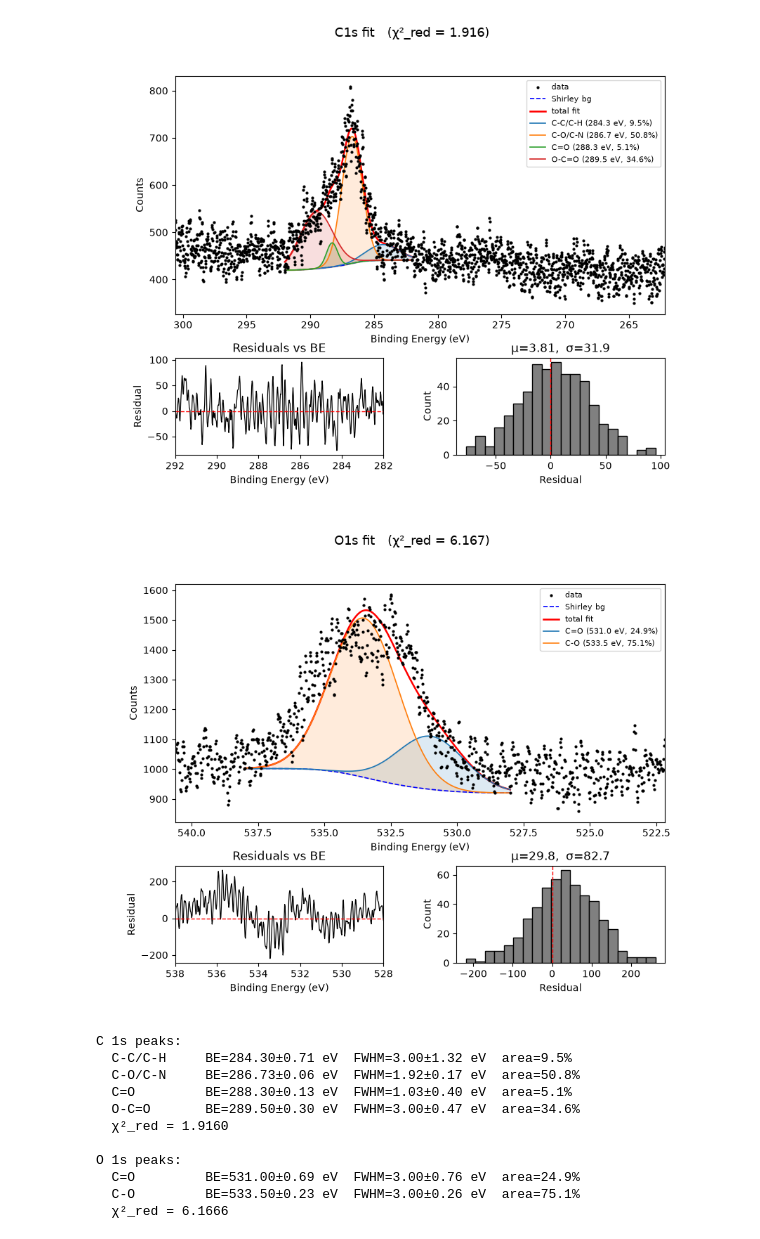
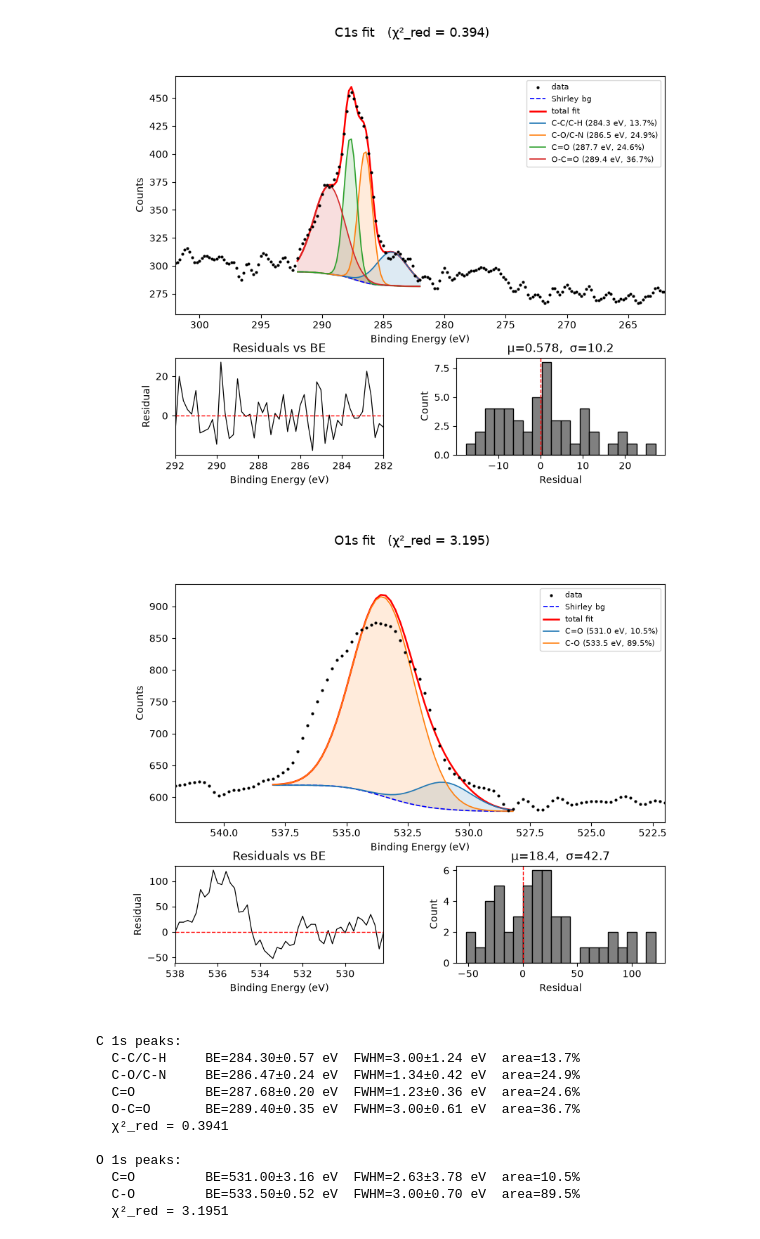
Before and after one commit to maddoc-g/XPS, a Jupyter notebook: data/2026-06-26/xps_curve_fitting_averaged.ipynb, the cells around one changed output. Cells and saved outputs as stored; diff of their text form; code cells hidden in the pictures.

```diff
--- a/data/2026-06-26/xps_curve_fitting_averaged.ipynb
+++ b/data/2026-06-26/xps_curve_fitting_averaged.ipynb
@@ -165,7 +166,7 @@ for kk, legend in enumerate(legends_smoothed_SG):
     for ax, label in zip(axes, panel_labels):
         s = spectra[kk][label]
         be  = s['BE_eV']
-        y = s['counts']
+        y = s['hits_counts']
         s['counts_smoothed'] = savgol_filter(y, window_length=window_length, polyorder=polyorder)
         y_smooth = s['counts_smoothed']
         err = s['error']
@@ -282,8 +283,8 @@ def fit_xps_region(s, be_range, label):
     # --- extract and sort window ------------------------------------
     mask = (s['BE_eV'] >= min(be_range)) & (s['BE_eV'] <= max(be_range))
     be  = s['BE_eV'][mask]
-    # y   = s['counts'][mask]
-    y = s['counts_smoothed'][mask]
+    y   = s['hits_counts'][mask]
+    # y = s['counts_smoothed'][mask]
 
     sort_idx = np.argsort(be)
     be, y = be[sort_idx], y[sort_idx]
@@ -373,8 +374,8 @@ def fit_xps_region_active(s, be_range, label):
     # --- extract and sort window ------------------------------------
     mask = (s['BE_eV'] >= min(be_range)) & (s['BE_eV'] <= max(be_range))
     be  = s['BE_eV'][mask]
-    # y   = s['counts'][mask]
-    y = s['counts_smoothed'][mask]
+    y   = s['hits_counts'][mask]
+    # y = s['counts_smoothed'][mask]
 
     sort_idx = np.argsort(be)
     be, y = be[sort_idx], y[sort_idx]
@@ -470,7 +471,7 @@ def fit_xps_region_active(s, be_range, label):
     return result
 # %%
 # Fit of the C 1s and O 1s regions for each spectrum
-for kk, legend in enumerate(legends_smoothed_WA):
+for kk, legend in enumerate(legends_raw):
     print(f"\n{'='*40}\n{legend}\n{'='*40}")
 
     c1s_fit = fit_xps_region(spectra[kk]['C 1s'], (282, 292), 'C1s')
@@ -521,6 +522,6 @@ O 1s peaks:
 # %%
 # Fit of the C 1s and O 1s regions for each spectrum using an active background
-for kk, legend in enumerate(legends_smoothed_WA):
+for kk, legend in enumerate(legends_raw):
     print(f"\n{'='*40}\n{legend}\n{'='*40}")
 
     c1s_fit = fit_xps_region_active(spectra[kk]['C 1s'], (282, 292), 'C1s')
@@ -557,14 +558,14 @@ Focused - Smoothed Counts (WA method)
 ========================================
-[figure, old version]
+[figure, new version]
-[figure, old version]
+[figure, new version]
 C 1s peaks:
-  C-C/C-H     BE=284.30±0.71 eV  FWHM=3.00±1.32 eV  area=9.5%
-  C-O/C-N     BE=286.73±0.06 eV  FWHM=1.92±0.17 eV  area=50.8%
-  C=O         BE=288.30±0.13 eV  FWHM=1.03±0.40 eV  area=5.1%
-  O-C=O       BE=289.50±0.30 eV  FWHM=3.00±0.47 eV  area=34.6%
-  χ²_red = 1.9160
+  C-C/C-H     BE=284.30±0.57 eV  FWHM=3.00±1.24 eV  area=13.7%
+  C-O/C-N     BE=286.47±0.24 eV  FWHM=1.34±0.42 eV  area=24.9%
+  C=O         BE=287.68±0.20 eV  FWHM=1.23±0.36 eV  area=24.6%
+  O-C=O       BE=289.40±0.35 eV  FWHM=3.00±0.61 eV  area=36.7%
+  χ²_red = 0.3941
 
 O 1s peaks:
-  C=O         BE=531.00±0.69 eV  FWHM=3.00±0.76 eV  area=24.9%
-  C-O         BE=533.50±0.23 eV  FWHM=3.00±0.26 eV  area=75.1%
-  χ²_red = 6.1666
+  C=O         BE=531.00±3.16 eV  FWHM=2.63±3.78 eV  area=10.5%
+  C-O         BE=533.50±0.52 eV  FWHM=3.00±0.70 eV  area=89.5%
+  χ²_red = 3.1951
```
Also changed, not shown: parts of 5 cells of this notebook, 13 other files.
